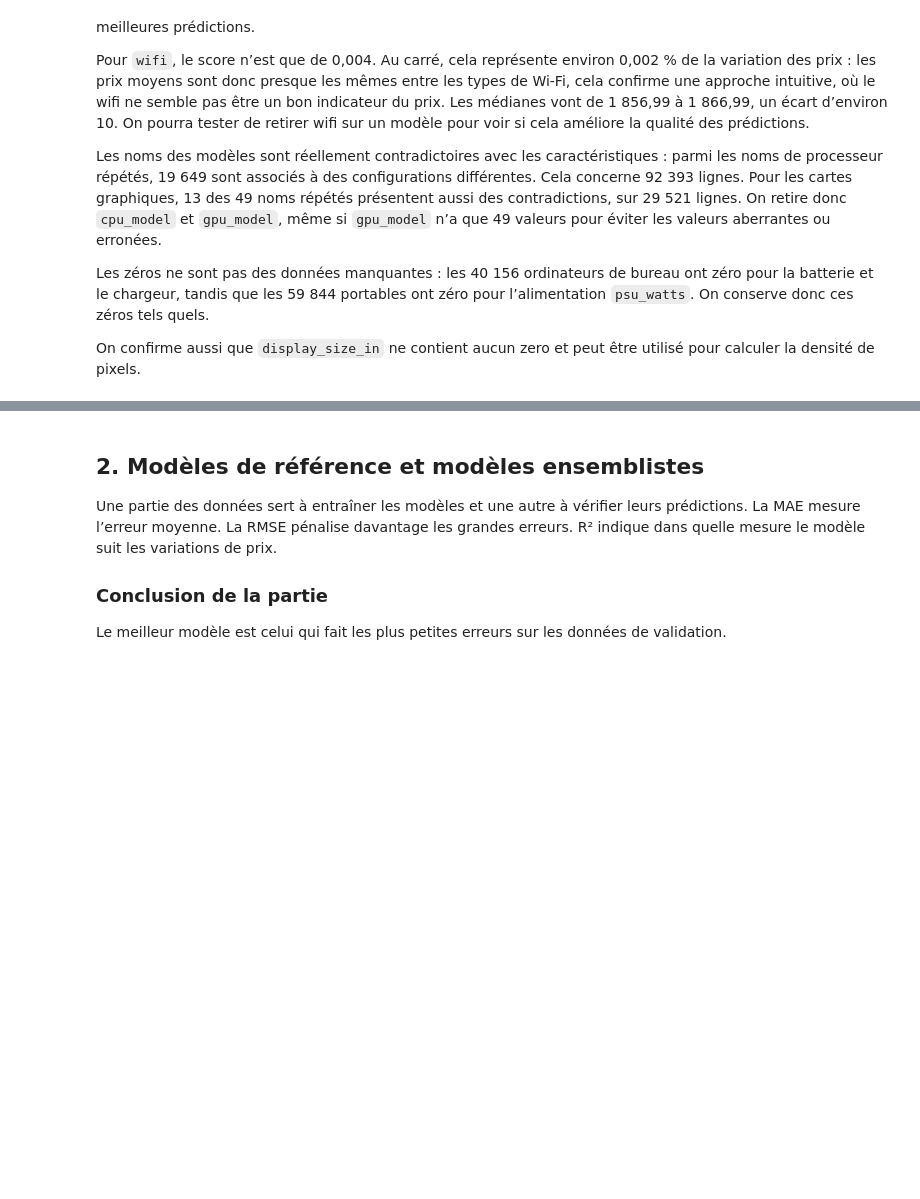
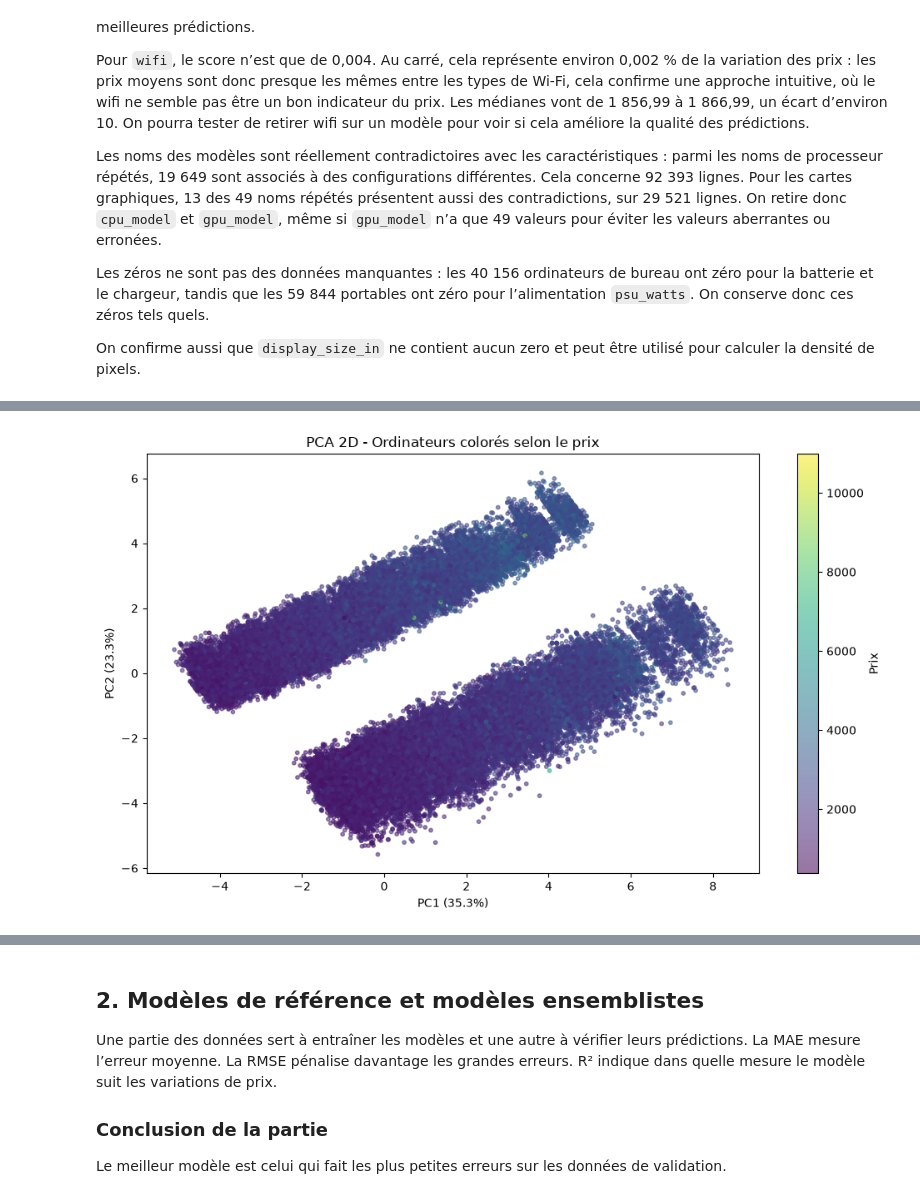
Before and after one commit to ImagineYoureAFrog/Laptop-Price, a Jupyter notebook: computer_prices_2025.ipynb, the cells around one changed output, grey strips where cells are left out. Saved outputs shown, nothing was run; the diff lists cells and outputs as text; code cells hidden in the pictures; blank space fills up the shorter version.

```diff
--- a/computer_prices_2025.ipynb
+++ b/computer_prices_2025.ipynb
@@ -395,0 +392,94 @@ Les combinaisons CPU et GPU testées sont moins liées au prix que les variables
+# %%
+
+import pandas as pd
+import matplotlib.pyplot as plt
+from sklearn.preprocessing import StandardScaler
+from sklearn.decomposition import PCA
+
+# 1. Garder les variables numériques explicatives
+X = train.select_dtypes(include=['number']).drop(
+    columns=['ID', 'price'], errors='ignore'
+)
+
+prix = train['price']
+
+# 2. Standardiser les variables
+scaler = StandardScaler()
+X_scaled = scaler.fit_transform(X)
+
+# 3. PCA en 2 dimensions
+pca = PCA(n_components=2)
+X_pca = pca.fit_transform(X_scaled)
+
+# 4. Variance expliquée
+print("Variance expliquée :")
+print(f"PC1 : {pca.explained_variance_ratio_[0]:.2%}")
+print(f"PC2 : {pca.explained_variance_ratio_[1]:.2%}")
+print(f"Total : {pca.explained_variance_ratio_.sum():.2%}")
+
+# 5. Graphique PCA en 2D
+plt.figure(figsize=(10, 6))
+
+points = plt.scatter(
+    X_pca[:, 0],
+    X_pca[:, 1],
+    c=prix,
+    cmap='viridis',
+    s=10,
+    alpha=0.55
+)
+
+plt.xlabel(f"PC1 ({pca.explained_variance_ratio_[0]:.1%})")
+plt.ylabel(f"PC2 ({pca.explained_variance_ratio_[1]:.1%})")
+plt.title('PCA 2D - Ordinateurs colorés selon le prix')
+plt.colorbar(points, label='Prix')
+plt.tight_layout()
+plt.show()
+
+# 6. Contributions des variables à PC1 et PC2
+contributions = pd.DataFrame(
+    {
+        'PC1 (%)': pca.components_[0] ** 2 * 100,
+        'PC2 (%)': pca.components_[1] ** 2 * 100
+    },
+    index=X.columns
+)
+
+contributions = contributions.sort_values(
+    'PC1 (%)',
+    ascending=False
+)
+
+print("\nContribution de chaque variable aux composantes :")
+print(contributions.round(2))
+
+# 7. PCA complète pour analyser la variance de toutes les dimensions
+pca_full = PCA()
+pca_full.fit(X_scaled)
+
+variance_cumulee = pca_full.explained_variance_ratio_.cumsum()
+
+plt.figure(figsize=(10, 6))
+
+plt.plot(
+    range(1, len(variance_cumulee) + 1),
+    variance_cumulee,
+    marker='o'
+)
+
+plt.xlabel('Nombre de dimensions conservées')
+plt.ylabel('Variance expliquée cumulée')
+plt.title('Variance expliquée en fonction du nombre de dimensions')
+plt.xticks(range(1, len(variance_cumulee) + 1))
+plt.grid(True, alpha=0.3)
+plt.axhline(y=0.90, linestyle='--', label='90 % de variance')
+plt.legend()
+plt.tight_layout()
+plt.show()
+
+# Afficher la variance cumulée pour chaque composante
+print("\nVariance expliquée cumulée par composante :")
+
+for i, variance in enumerate(variance_cumulee, start=1):
+    print(f"PC{i} : {variance:.2%}")
+# %% [output]
@@ -395,0 +490 @@ Les combinaisons CPU et GPU testées sont moins liées au prix que les variables
+[figure, added]
```
Also changed, not shown: parts of 17 cells of this notebook, 1 other file.
